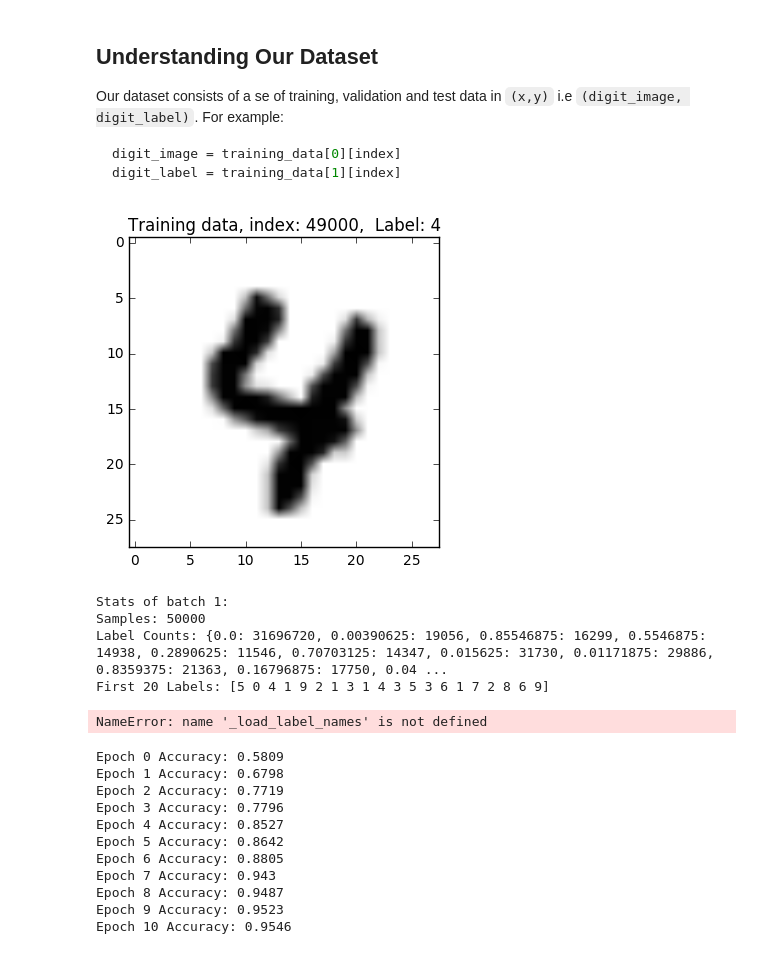
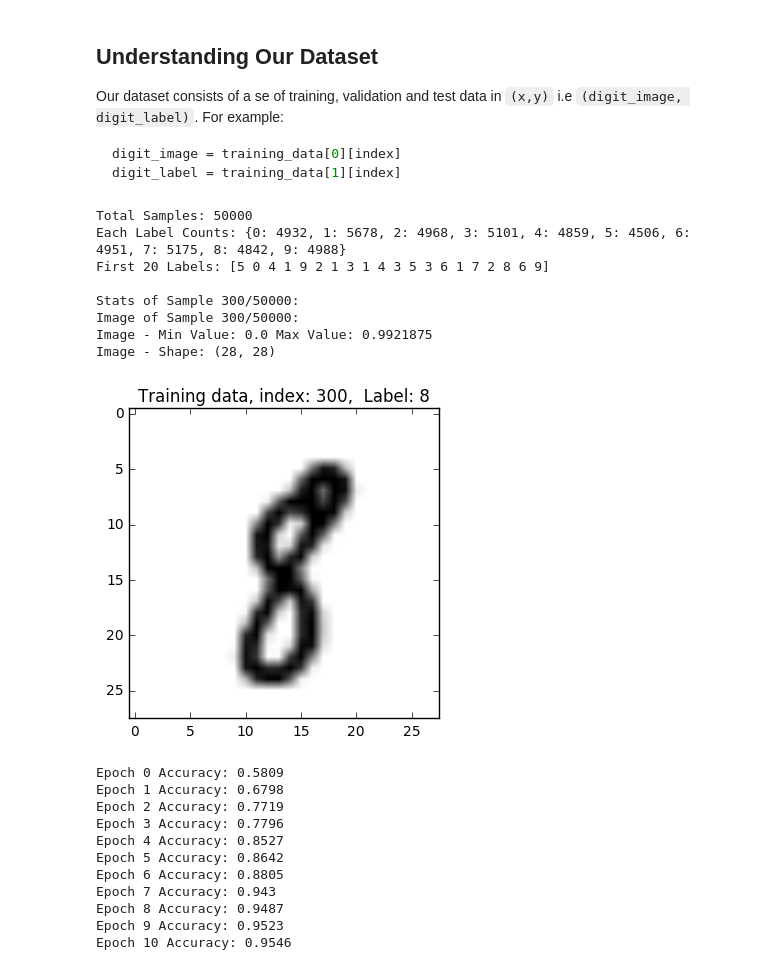
Before and after one commit to RowlandOti/NeuralNetwork-HandWritenDigitRecognition, a Jupyter notebook: NeuralNetwork_HandWrittenDigit_Recognition.ipynb, the cells around one changed output. Saved outputs shown, nothing was run; the diff lists cells and outputs as text; code cells hidden in the pictures.

Commit message:
feat: show data stats

```diff
--- a/NeuralNetwork_HandWrittenDigit_Recognition.ipynb
+++ b/NeuralNetwork_HandWrittenDigit_Recognition.ipynb
@@ -70,51 +85,54 @@ digit_label = training_data[1][index]
 def display_stats(training_data, sample_id):
     """
     Display Stats of the the dataset
     """
+    total_samples = len(training_data[0])
+    sample_image = training_data[0][sample_id]
+    sample_label = training_data[1][sample_id]
+    label_names = training_data[1]
 
-    print('\nStats of batch {}:'.format(1))
-    print('Samples: {}'.format(len(training_data[0])))
-    print('Label Counts: {}'.format(dict(zip(*np.unique(training_data[0], return_counts=True)))))
+    print('Total Samples: {}'.format(total_samples))
+    print('Each Label Counts: {}'.format(dict(zip(*np.unique(training_data[1], return_counts=True)))))
     print('First 20 Labels: {}'.format(training_data[1][:20]))
 
-    sample_image = training_data[0][sample_id]
-    sample_label = training_data[1][sample_id]
-    label_names = _load_label_names()
+    show_image = sample_image.reshape((28, 28))
 
-    print('\nExample of Image {}:'.format(1))
-    print('Image - Min Value: {} Max Value: {}'.format(sample_image.min(), sample_image.max()))
-    print('Image - Shape: {}'.format(sample_image.shape))
+    print('\nStats of Sample {0}/{1}:'.format(sample_id, total_samples))
+    print('Image of Sample {0}/{1}:'.format(sample_id, total_samples))
+    print('Image - Min Value: {} Max Value: {}'.format(show_image.min(), show_image.max()))
+    print('Image - Shape: {}'.format(show_image.shape))
     #print('Label - Label Id: {} Name: {}'.format(sample_label, label_names[sample_label]))
-    plt.axis('off')
-    plt.imshow(sample_image)
+    display_image(training_data, sample_id)
 # Function to unwrap our data set into training, validation and testing data
 def unpickle(file):
     fo = open(file, 'rb')
     dict = cPickle.load(fo,encoding='latin1')
     fo.close()
     return list(dict)
 
 # Function for displaying a training image by it's index in the MNIST set
 def display_image(training_data, index):
     digit_label = training_data[1][index]
     # Reshape 784 array into 28x28 image
     digit_image = training_data[0][index].reshape([28,28])
 
     plt.title('Training data, index: %d,  Label: %d' % (index, digit_label))
     plt.imshow(digit_image, cmap='gray_r')
     plt.show()
 
 # Retrieve the training, validation and test data
 training_data, validation_data, test_data = unpickle("mnist.pkl")
-display_image(training_data, 49000)
 display_stats(training_data, 300)
 # %% [output]
+Total Samples: 50000
+Each Label Counts: {0: 4932, 1: 5678, 2: 4968, 3: 5101, 4: 4859, 5: 4506, 6: 4951, 7: 5175, 8: 4842, 9: 4988}
+First 20 Labels: [5 0 4 1 9 2 1 3 1 4 3 5 3 6 1 7 2 8 6 9]
+
+Stats of Sample 300/50000:
+Image of Sample 300/50000:
+Image - Min Value: 0.0 Max Value: 0.9921875
+Image - Shape: (28, 28)
-[figure, old version]
+[figure, new version]
-Stats of batch 1:
-Samples: 50000
-Label Counts: {0.0: 31696720, 0.00390625: 19056, 0.85546875: 16299, 0.5546875: 14938, 0.2890625: 11546, 0.70703125: 14347, 0.015625: 31730, 0.01171875: 29886, 0.8359375: 21363, 0.16796875: 17750, 0.04 ...
-First 20 Labels: [5 0 4 1 9 2 1 3 1 4 3 5 3 6 1 7 2 8 6 9]
-NameError: name '_load_label_names' is not defined
 # %%
 class Network(object):
 
```
Also changed, not shown: parts of 1 cell of this notebook, 1 other file.
